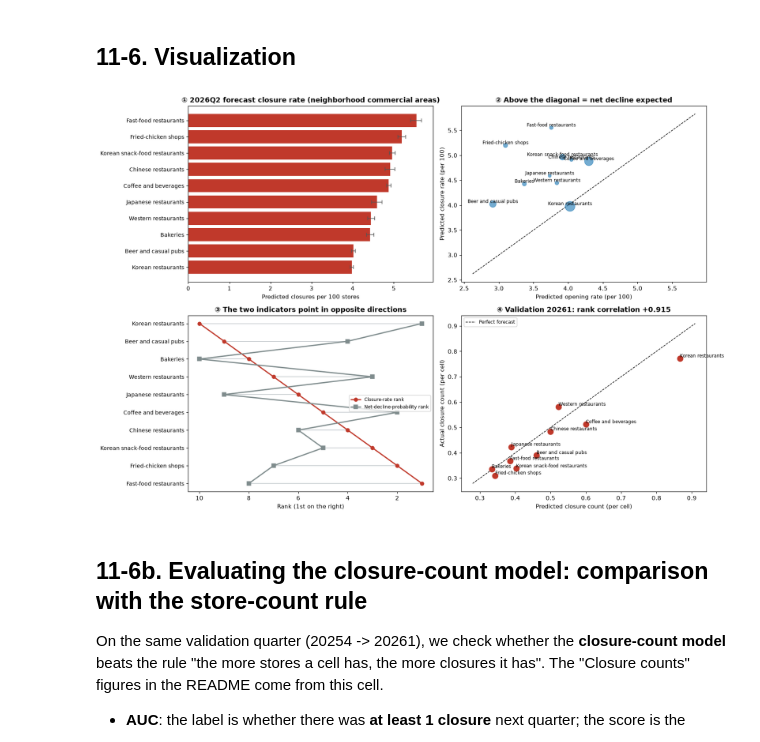
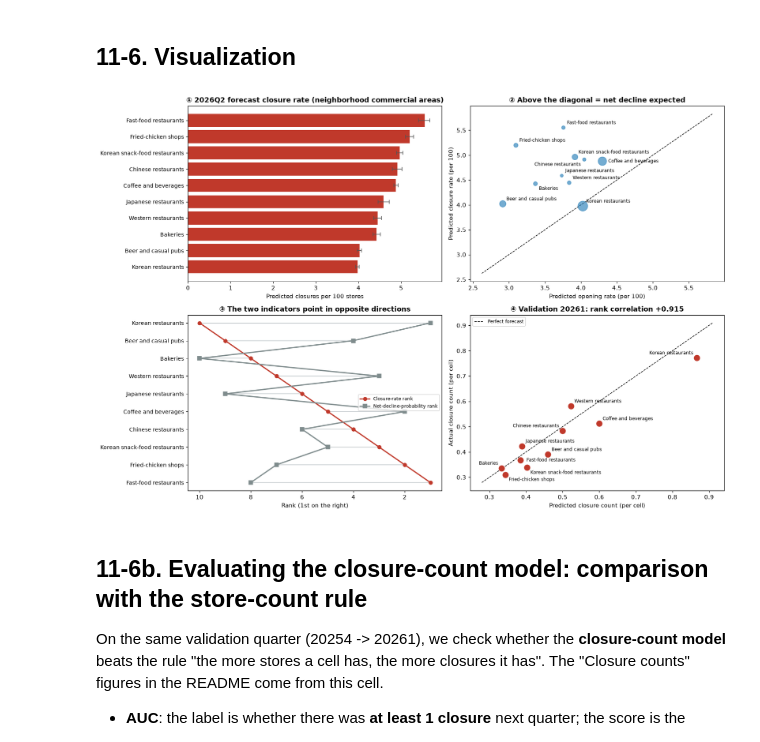
Before and after one commit to jiwoon-oh/seoul-closure-risk, a Jupyter notebook: src/step11_forecast.ipynb, the cells around one changed output. Cells and saved outputs as stored; diff of their text form; code cells hidden in the pictures.

```diff
--- a/src/step11_forecast.ipynb
+++ b/src/step11_forecast.ipynb
@@ -319,6 +319,7 @@ Bootstrap 500 times (resampling 874 commercial areas with replacement)
 # %% [markdown]
 ## 11-6. Visualization
 # %%
+from config import label_points
 fig, ax = plt.subplots(2, 2, figsize=(15, 10))
 
 # ① Closure-rate forecast + confidence interval
@@ -337,42 +338,38 @@ ax[0,1].scatter(pred["pred_opening_rate"], pred["pred_closure_rate"], s=pred["n_
 lim = [min(pred[["pred_opening_rate","pred_closure_rate"]].min())*.9,
        max(pred[["pred_opening_rate","pred_closure_rate"]].max())*1.05]
 ax[0,1].plot(lim, lim, ls="--", c="k", lw=1)
-for i, r in pred.iterrows():
-    ax[0,1].annotate(i, (r["pred_opening_rate"], r["pred_closure_rate"]), fontsize=8,
-                     ha="center", va="bottom")
 ax[0,1].set_xlabel("Predicted opening rate (per 100)"); ax[0,1].set_ylabel("Predicted closure rate (per 100)")
 ax[0,1].set_title("② Above the diagonal = net decline expected", weight="bold")
 
 # ③ Rank mismatch between the two indicators
 o = pred.sort_values("pred_closure_rate", ascending=False)
 yy = np.arange(len(o))
 ax[1,0].plot(o["closure_rate_rank"], yy, "o-", c="#c0392b", label="Closure-rate rank", lw=2)
 ax[1,0].plot(o["net_decline_rank"], yy, "s-", c="#7f8c8d", label="Net-decline-probability rank", lw=2)
 for k in range(len(o)):
     ax[1,0].plot([o["closure_rate_rank"].iloc[k], o["net_decline_rank"].iloc[k]], [k, k],
                  c="#bdc3c7", lw=1, zorder=0)
 ax[1,0].set_yticks(yy); ax[1,0].set_yticklabels(o.index, fontsize=9)
 ax[1,0].invert_xaxis(); ax[1,0].set_xlabel("Rank (1st on the right)")
 ax[1,0].set_title("③ The two indicators point in opposite directions", weight="bold")
 ax[1,0].legend(fontsize=8)
 
 # ④ Validation: predicted vs actual
 ax[1,1].scatter(chk["pred_closure_count"], chk["actual_closure_count"], s=90, c="#c0392b", zorder=3)
 lo = min(chk[["pred_closure_count","actual_closure_count"]].min())*.9
 hi = max(chk[["pred_closure_count","actual_closure_count"]].max())*1.05
 ax[1,1].plot([lo, hi], [lo, hi], ls="--", c="k", lw=1, label="Perfect forecast")
-for i, r in chk.iterrows():
-    ax[1,1].annotate(i, (r["pred_closure_count"], r["actual_closure_count"]), fontsize=8,
-                     ha="left", va="bottom")
 ax[1,1].set_xlabel("Predicted closure count (per cell)"); ax[1,1].set_ylabel("Actual closure count (per cell)")
 ax[1,1].set_title(f"④ Validation 20261: rank correlation {r_clos:+.3f}", weight="bold")
 ax[1,1].legend(fontsize=8)
 
 plt.tight_layout()
+label_points(ax[0,1], pred["pred_opening_rate"].to_numpy(), pred["pred_closure_rate"].to_numpy(), list(pred.index), fontsize=8, dpi=130)
+label_points(ax[1,1], chk["pred_closure_count"].to_numpy(), chk["actual_closure_count"].to_numpy(), list(chk.index), fontsize=8, dpi=130)
 plt.savefig(FIG / "step11_forecast.png", dpi=130)
 plt.show()
 # %% [output]
-[figure, old version]
+[figure, new version]
 # %% [markdown]
 ## 11-6b. Evaluating the closure-count model: comparison with the store-count rule
 
```
Also changed, not shown: 18 other files.
